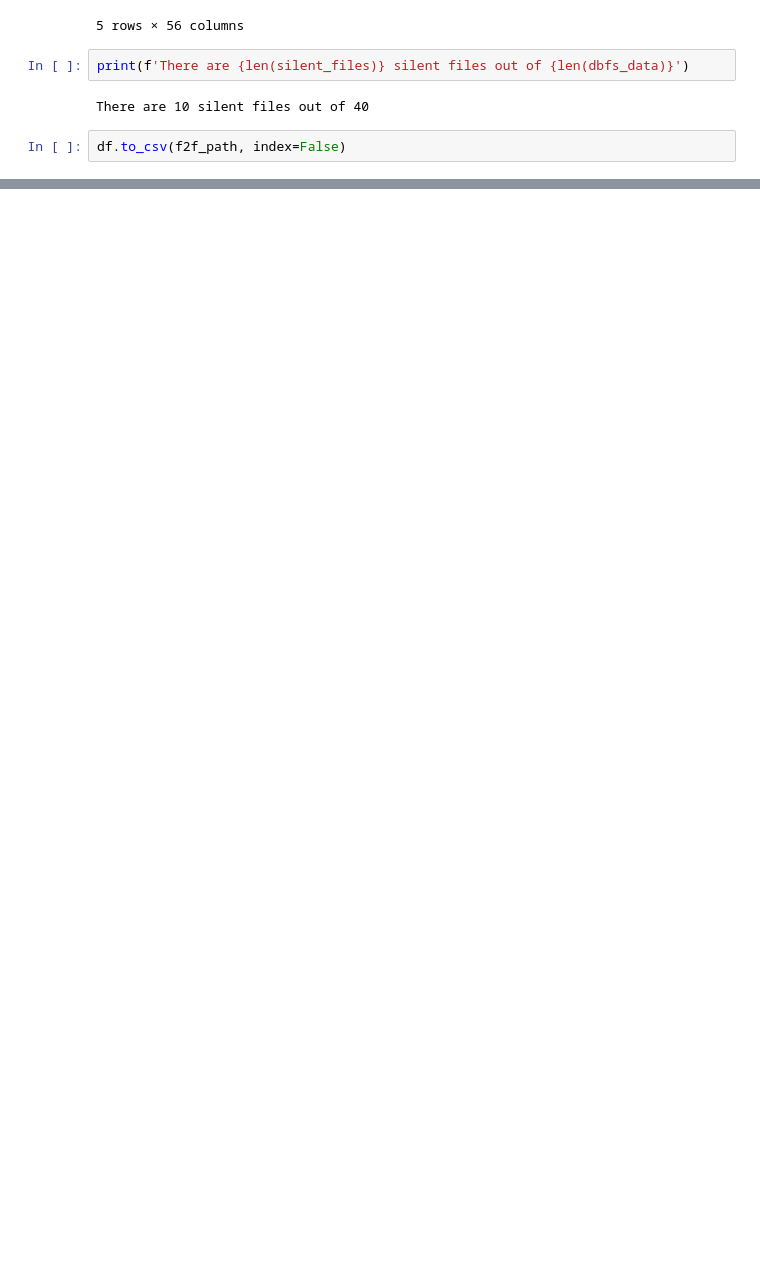
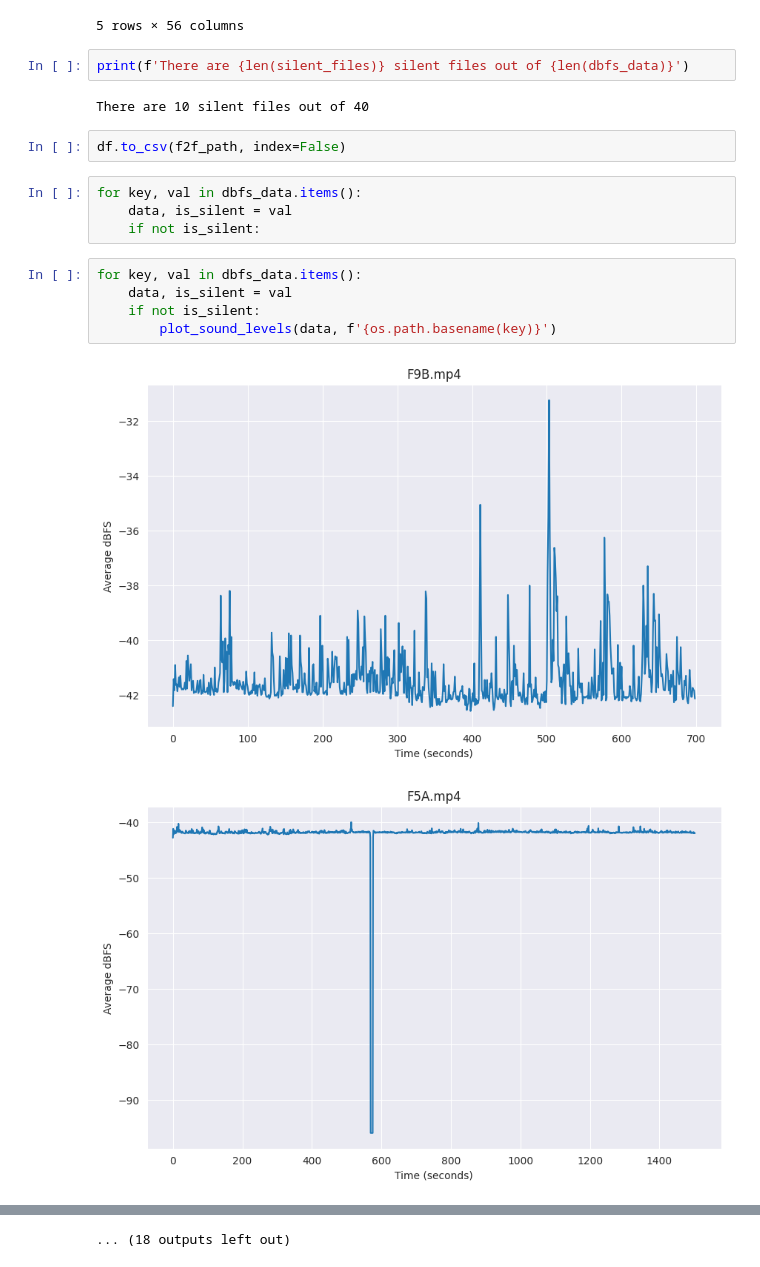
Before and after one commit to timlac/dsy-behavioral-experiments, a Jupyter notebook: silence_detection_notebook.ipynb, the cells around one changed output, grey strips where cells are left out. Cells and saved outputs as stored; diff of their text form; blank space fills up the shorter version.

```diff
--- a/silence_detection_notebook.ipynb
+++ b/silence_detection_notebook.ipynb
@@ -96,3 +96,15 @@ print(f'There are {len(silent_files)} silent files out of {len(dbfs_data)}')
 There are 10 silent files out of 40
 # %%
 df.to_csv(f2f_path, index=False)
+# %%
+for key, val in dbfs_data.items():
+    data, is_silent = val
+    if not is_silent:
+# %%
+for key, val in dbfs_data.items():
+    data, is_silent = val
+    if not is_silent:
+        plot_sound_levels(data, f'{os.path.basename(key)}')
+# %% [output]
+[figure, added]
+[figure, added]
@@ -98,0 +121 @@ df.to_csv(f2f_path, index=False)
+... (18 outputs left out)
```
Also changed, not shown: parts of 2 cells of this notebook, 7 other files.
